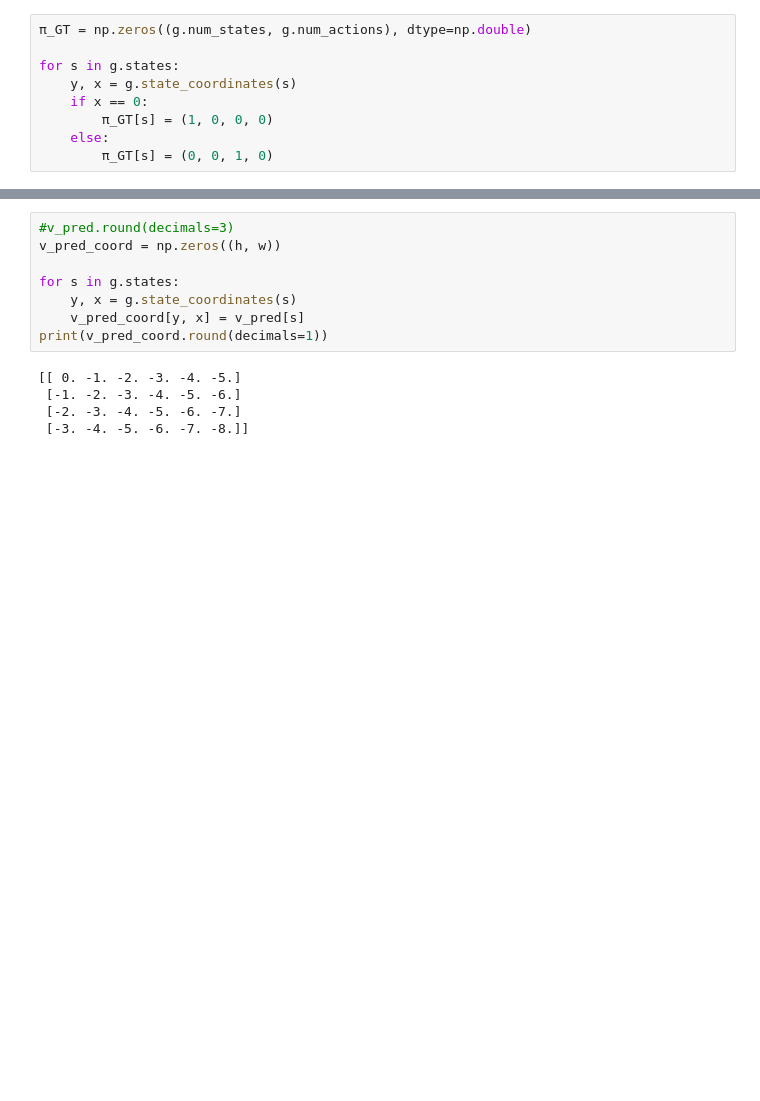
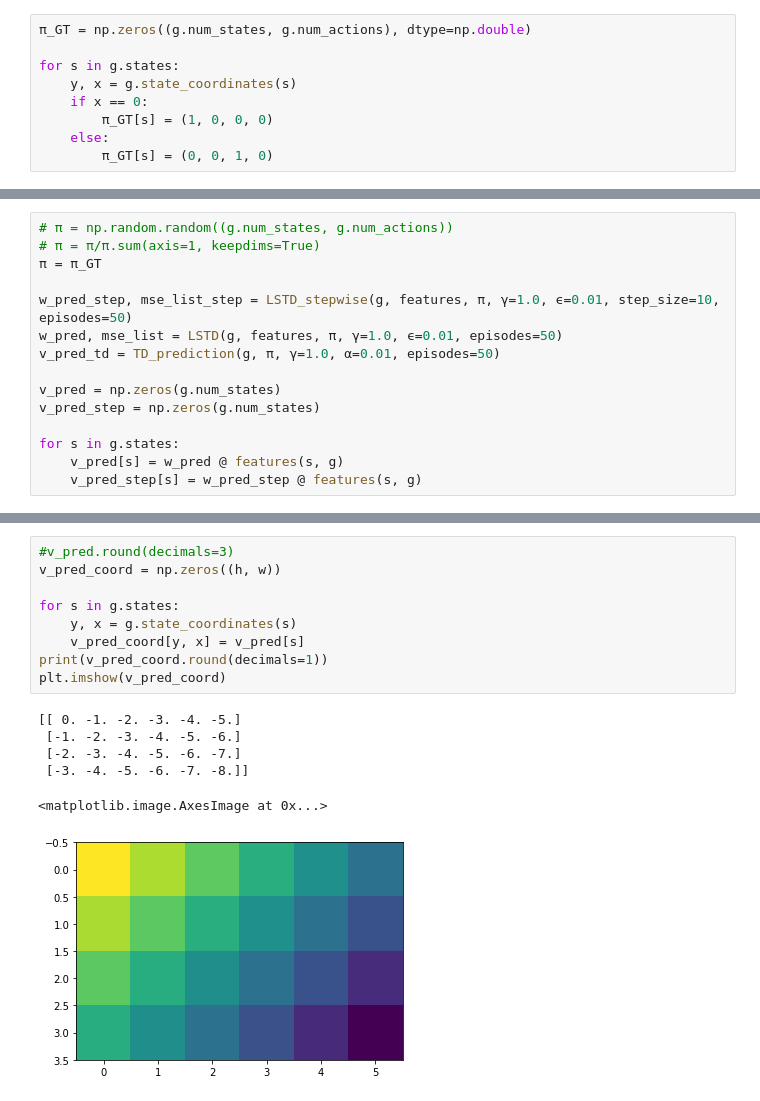
Before and after one commit to mwoedlinger/rl_exercises, a Jupyter notebook: Tutorial_5/RL_5.3.ipynb, the cells around one changed output, grey strips where cells are left out. Drawn from its saved outputs; the diff is of its cells as text; blank space fills up the shorter version.

```diff
--- a/Tutorial_5/RL_5.3.ipynb
+++ b/Tutorial_5/RL_5.3.ipynb
@@ -376,0 +351,15 @@ Please use `tqdm.notebook.tqdm` instead of `tqdm.tqdm_notebook`
+# %%
+# π = np.random.random((g.num_states, g.num_actions))
+# π = π/π.sum(axis=1, keepdims=True)
+π = π_GT
+
+w_pred_step, mse_list_step = LSTD_stepwise(g, features, π, γ=1.0, ϵ=0.01, step_size=10, episodes=50)
+w_pred, mse_list = LSTD(g, features, π, γ=1.0, ϵ=0.01, episodes=50)
+v_pred_td = TD_prediction(g, π, γ=1.0, α=0.01, episodes=50)
+
+v_pred = np.zeros(g.num_states)
+v_pred_step = np.zeros(g.num_states)
+
+for s in g.states:
+    v_pred[s] = w_pred @ features(s, g)
+    v_pred_step[s] = w_pred_step @ features(s, g)
@@ -377,16 +373,19 @@ Please use `tqdm.notebook.tqdm` instead of `tqdm.tqdm_notebook`
 # %%
 #v_pred.round(decimals=3)
 v_pred_coord = np.zeros((h, w))
 
 for s in g.states:
     y, x = g.state_coordinates(s)
     v_pred_coord[y, x] = v_pred[s]
 print(v_pred_coord.round(decimals=1))
+plt.imshow(v_pred_coord)
 # %% [output]
 [[ 0. -1. -2. -3. -4. -5.]
  [-1. -2. -3. -4. -5. -6.]
  [-2. -3. -4. -5. -6. -7.]
  [-3. -4. -5. -6. -7. -8.]]
+<matplotlib.image.AxesImage at 0x...>
+[figure, added]
 # %%
 # v_pred_step.round(decimals=3)
 v_pred_coord_step = np.zeros((h, w))
```
Also changed, not shown: parts of 13 cells of this notebook, 2 other files.
